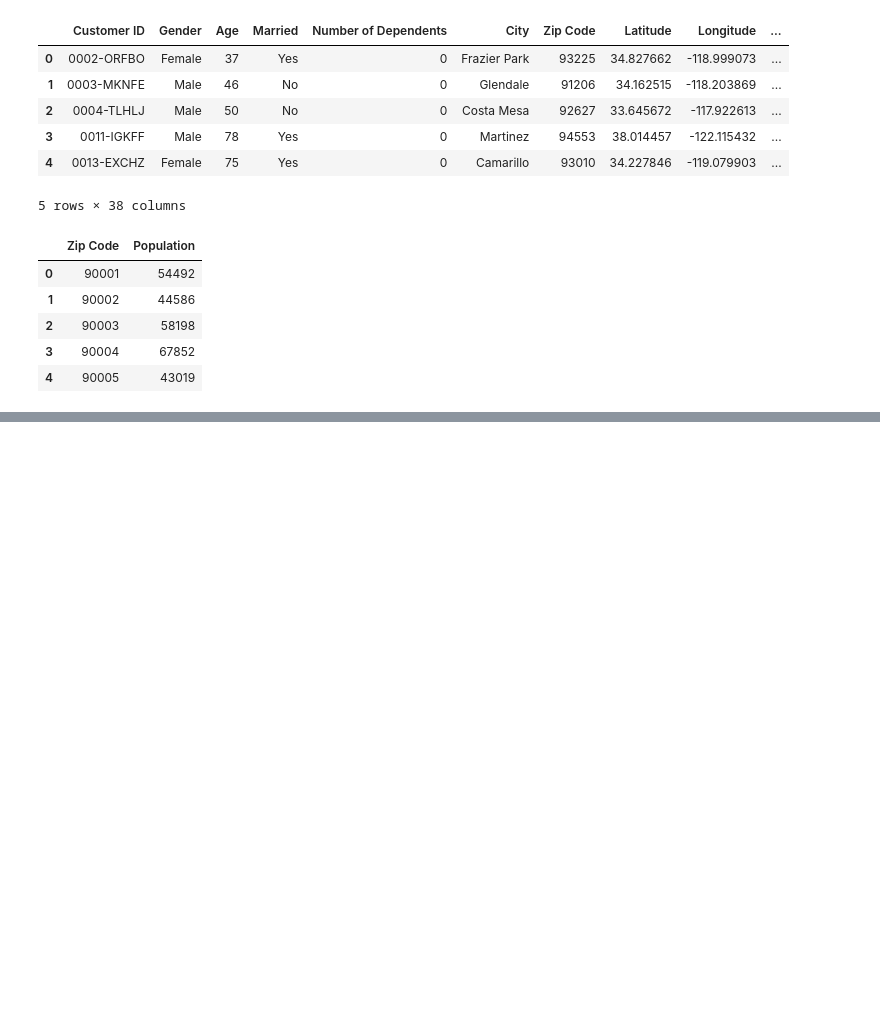
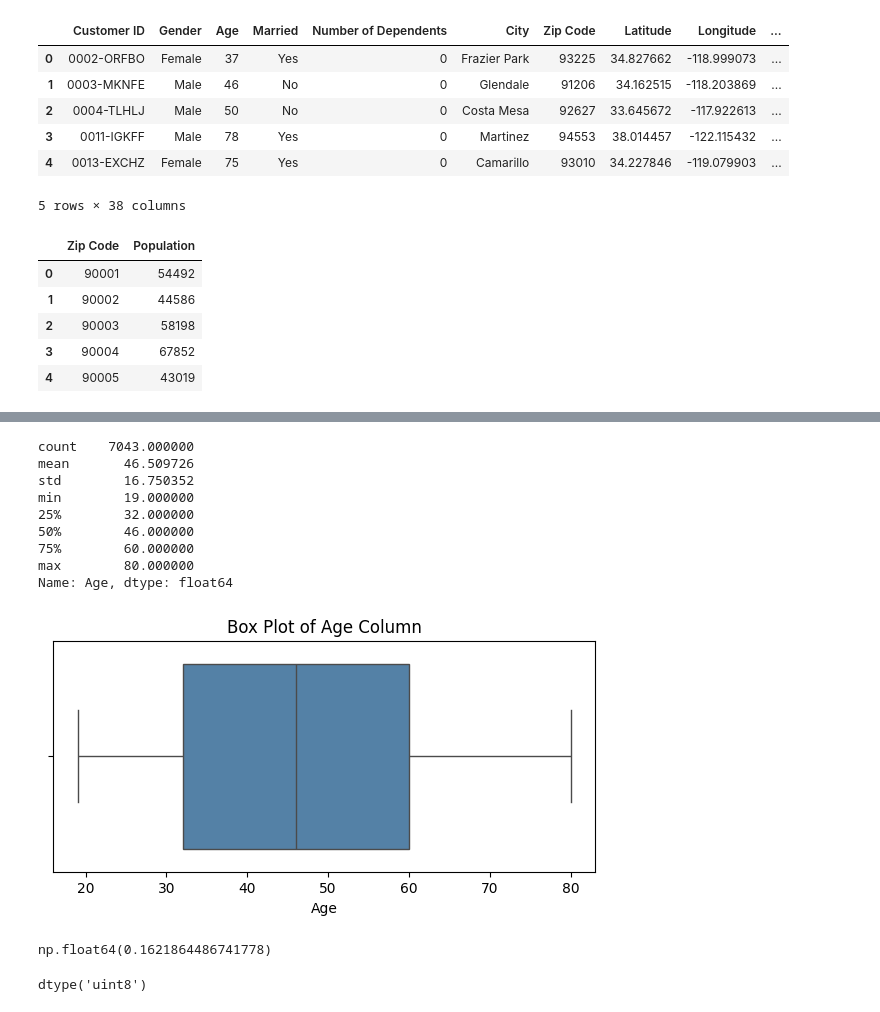
Before and after one commit to Karthi-1008/Signal_Stay, a Jupyter notebook: Model.ipynb, the cells around one changed output, grey strips where cells are left out. Cells and saved outputs as stored; diff of their text form; code cells hidden in the pictures; blank space fills up the shorter version.

```diff
--- a/Model.ipynb
+++ b/Model.ipynb
@@ -29,0 +74,3 @@ zipcode.head()
+# %%
+data = data.merge(zipcode, on='Zip Code', how='left')
+data.head()
@@ -29,0 +85,4 @@ zipcode.head()
+# %%
+droped = ['Customer ID','Longitude','Latitude','Zip Code','Total Charges','Total Refunds','Total Extra Data Charges','Total Long Distance Charges']
+# %%
+data.drop(droped,axis=1,inplace=True)
@@ -29,0 +99,3 @@ zipcode.head()
+# %%
+x = data.drop(columns=['Customer Status'])
+x.head()
@@ -29,0 +130,30 @@ zipcode.head()
+# %%
+# Print exact summary stats (min, 25%, 50% median, 75%, max)
+print(x['Age'].describe())
+
+# Plot the single column
+plt.figure(figsize=(7, 3))
+sns.boxplot(x=x['Age'], color='steelblue')
+plt.title('Box Plot of Age Column')
+plt.xlabel('Age')
+plt.show()
+# %% [output]
+count    7043.000000
+mean       46.509726
+std        16.750352
+min        19.000000
+25%        32.000000
+50%        46.000000
+75%        60.000000
+max        80.000000
+Name: Age, dtype: float64
+[figure, added]
+# %%
+x['Age'].skew()
+# %% [output]
+np.float64(0.1621864486741778)
+# %%
+x['Age'] = x['Age'].astype('uint8')
+x['Age'].dtype
+# %% [output]
+dtype('uint8')
```
Also changed, not shown: parts of 16 cells of this notebook, 2 other files.
